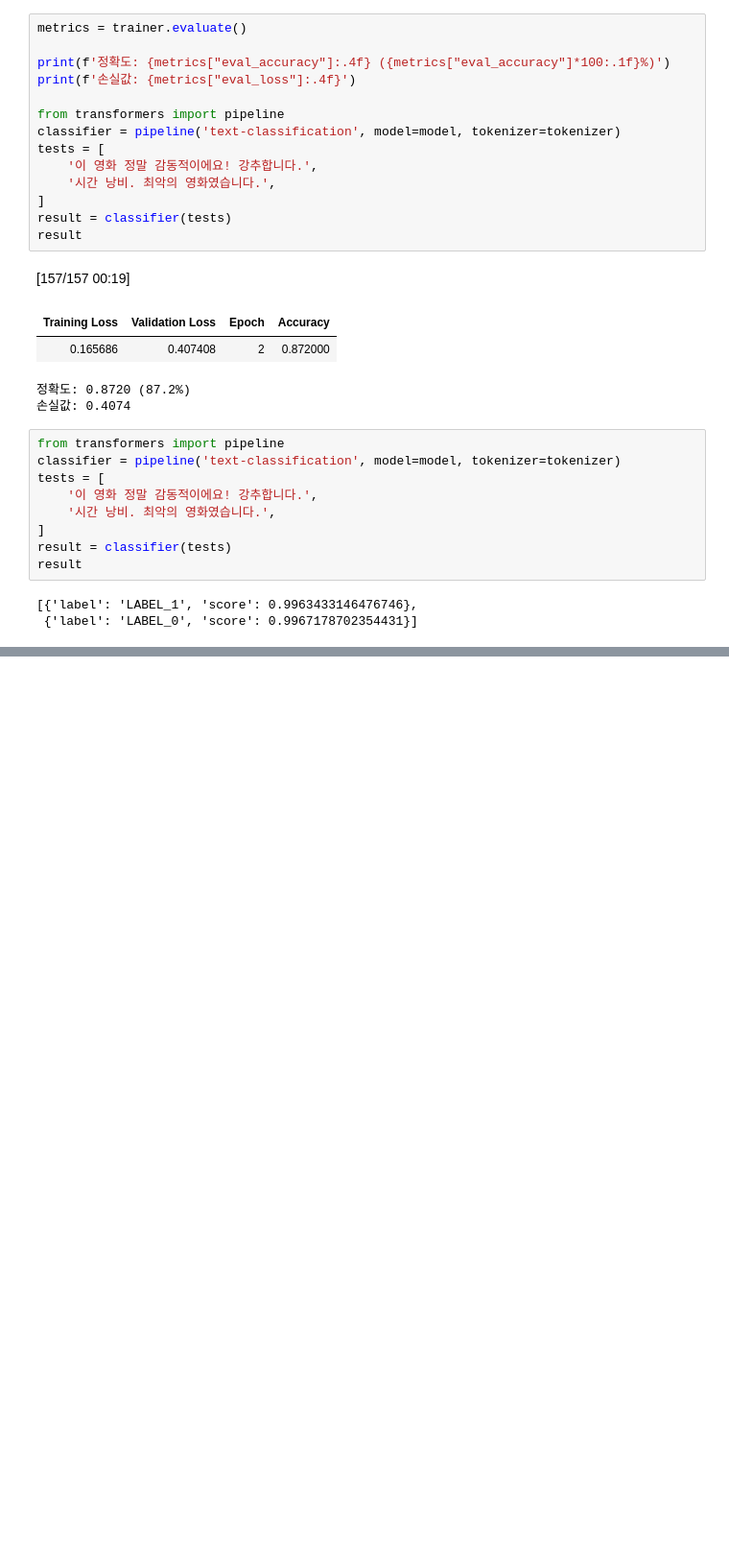
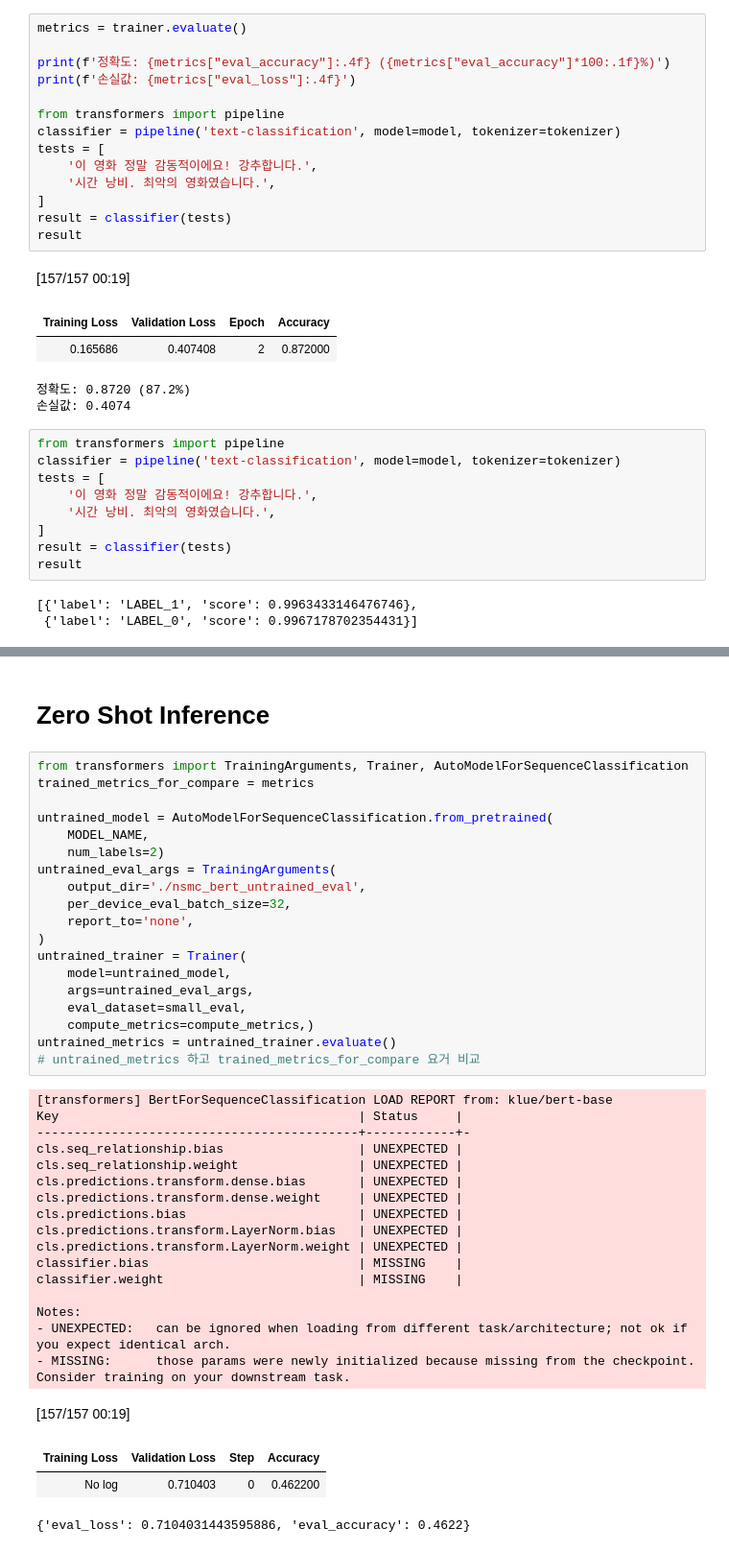
Before and after one commit to AndersonJo/mmmm, a Jupyter notebook: day3/text_classification_train.ipynb, the cells around one changed output, grey strips where cells are left out. Shown at 96% size. Drawn from its saved outputs; the diff is of its cells as text; blank space fills up the shorter version.

```diff
--- a/day3/text_classification_train.ipynb
+++ b/day3/text_classification_train.ipynb
@@ -141,0 +148,42 @@ result
+# %% [markdown]
+# Zero Shot Inference
+# %%
+from transformers import TrainingArguments, Trainer, AutoModelForSequenceClassification
+trained_metrics_for_compare = metrics
+
+untrained_model = AutoModelForSequenceClassification.from_pretrained(
+    MODEL_NAME,
+    num_labels=2)
+untrained_eval_args = TrainingArguments(
+    output_dir='./nsmc_bert_untrained_eval',
+    per_device_eval_batch_size=32,
+    report_to='none',
+)
+untrained_trainer = Trainer(
+    model=untrained_model,
+    args=untrained_eval_args,
+    eval_dataset=small_eval,
+    compute_metrics=compute_metrics,)
+untrained_metrics = untrained_trainer.evaluate()
+# untrained_metrics 하고 trained_metrics_for_compare 요거 비교
+# %% [output]
+[transformers] BertForSequenceClassification LOAD REPORT from: klue/bert-base
+Key                                        | Status     |
+-------------------------------------------+------------+-
+cls.seq_relationship.bias                  | UNEXPECTED |
+cls.seq_relationship.weight                | UNEXPECTED |
+cls.predictions.transform.dense.bias       | UNEXPECTED |
+cls.predictions.transform.dense.weight     | UNEXPECTED |
+cls.predictions.bias                       | UNEXPECTED |
+cls.predictions.transform.LayerNorm.bias   | UNEXPECTED |
+cls.predictions.transform.LayerNorm.weight | UNEXPECTED |
+classifier.bias                            | MISSING    |
+classifier.weight                          | MISSING    |
+
+Notes:
+- UNEXPECTED:   can be ignored when loading from different task/architecture; not ok if you expect identical arch.
+- MISSING:      those params were newly initialized because missing from the checkpoint. Consider training on your downstream task.
+[157/157 00:19]
+| Training Loss | Validation Loss | Step | Accuracy |
+| No log | 0.710403 | 0 | 0.462200 |
+{'eval_loss': 0.7104031443595886, 'eval_accuracy': 0.4622}
```
Also changed, not shown: parts of 1 cell of this notebook.
